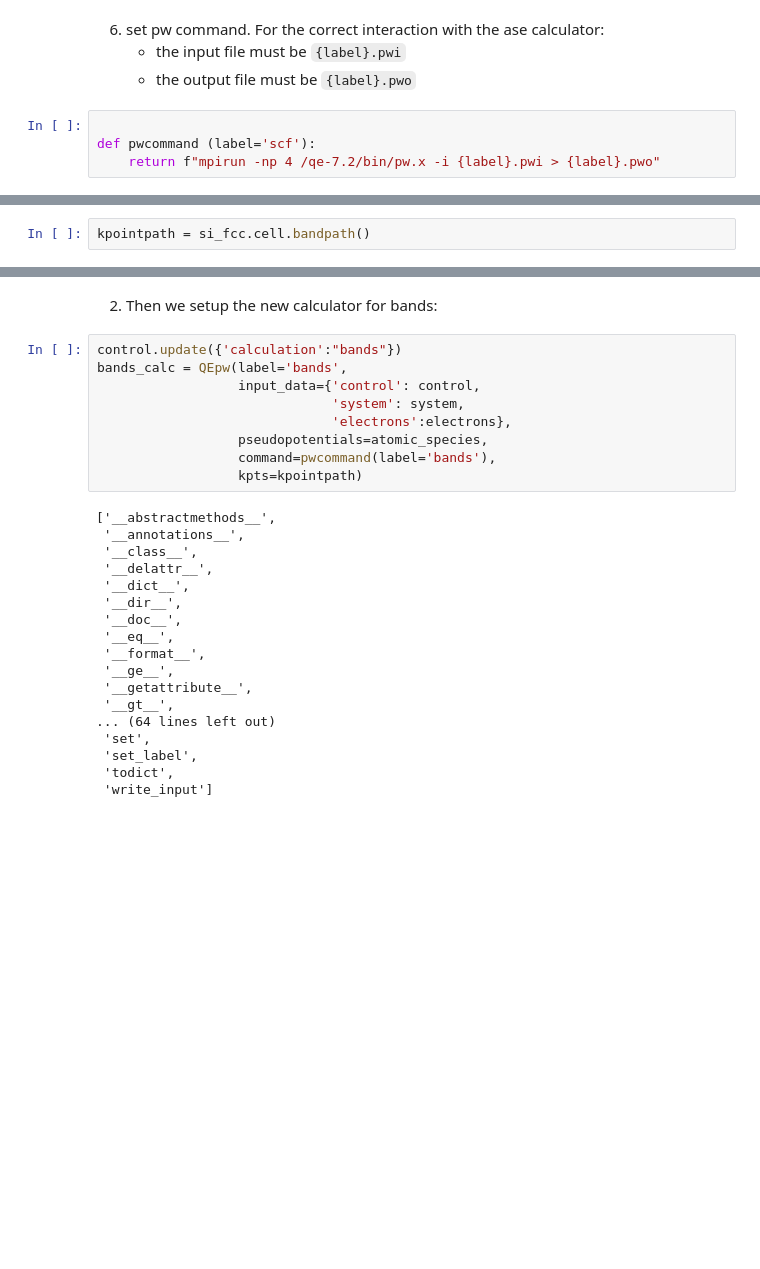
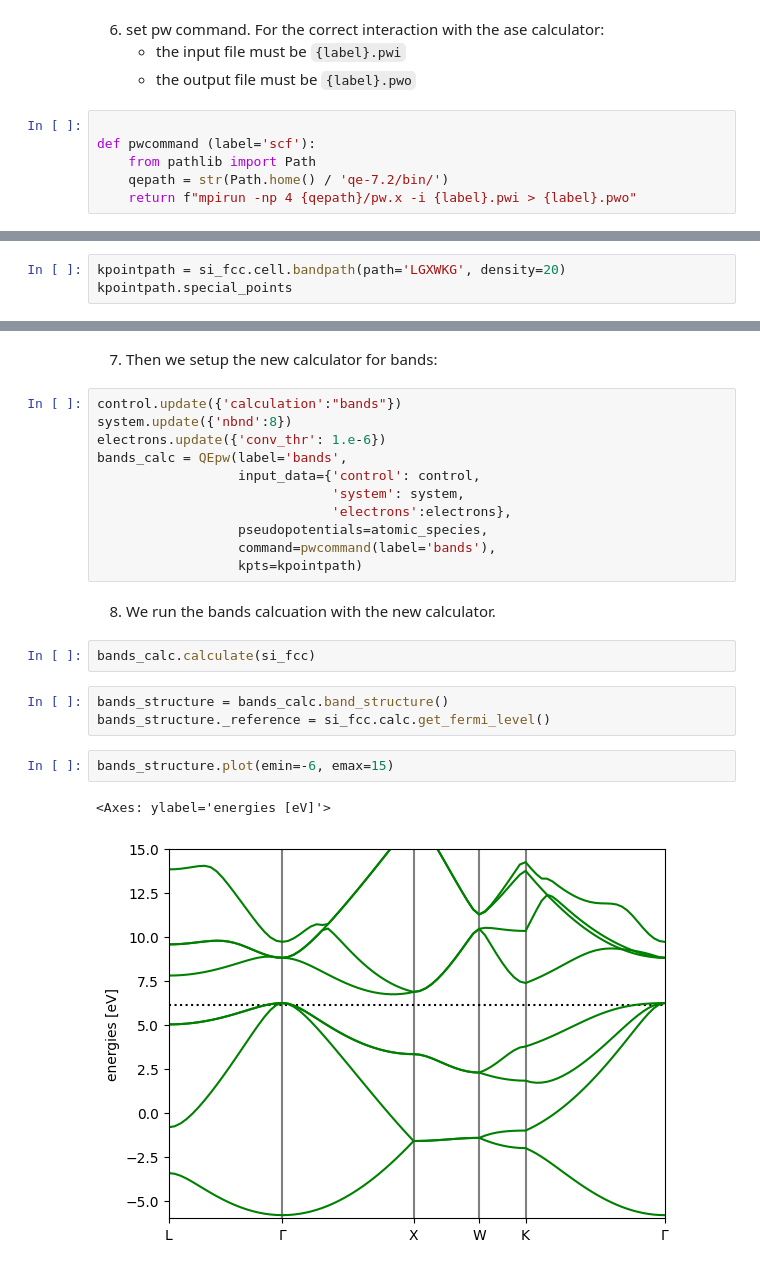
Before and after one commit to ASE-Workshop-2023/tutorial, a Jupyter notebook: development/Si_FCC_with_QE_calc.ipynb, the cells around one changed output, grey strips where cells are left out. Saved outputs shown, nothing was run; the diff lists cells and outputs as text; blank space fills up the shorter version.

```diff
--- a/development/Si_FCC_with_QE_calc.ipynb
+++ b/development/Si_FCC_with_QE_calc.ipynb
@@ -41,7 +43,9 @@ koffset = [0,0,0]
 # %%
 
 def pwcommand (label='scf'):
-    return f"mpirun -np 4 /qe-7.2/bin/pw.x -i {label}.pwi > {label}.pwo"
+    from pathlib import Path
+    qepath = str(Path.home() / 'qe-7.2/bin/')
+    return f"mpirun -np 4 {qepath}/pw.x -i {label}.pwi > {label}.pwo"
 # %%
 pwcommand('scf')
 # %% [output]
@@ -69,3 +74,4 @@ Setup the calculator for computing the bands.
 # %%
-kpointpath = si_fcc.cell.bandpath()
+kpointpath = si_fcc.cell.bandpath(path='LGXWKG', density=20)
+kpointpath.special_points
 # %% [output]
@@ -73,7 +84,9 @@ BandPath(path='GXWKGLUWLK,UX', cell=[3x3], special_points={GKLUWX}, kpts=[37x3])
 # %% [markdown]
-2. Then we setup the new calculator for bands:
+7. Then we setup the new calculator for bands:
 # %%
 control.update({'calculation':"bands"})
+system.update({'nbnd':8})
+electrons.update({'conv_thr': 1.e-6})
 bands_calc = QEpw(label='bands',
                   input_data={'control': control,
                               'system': system,
@@ -81,21 +94,15 @@ bands_calc = QEpw(label='bands',
                   pseudopotentials=atomic_species,
                   command=pwcommand(label='bands'),
                   kpts=kpointpath)
-# %% [output]
-['__abstractmethods__',
- '__annotations__',
- '__class__',
- '__delattr__',
- '__dict__',
- '__dir__',
- '__doc__',
- '__eq__',
- '__format__',
- '__ge__',
- '__getattribute__',
- '__gt__',
-... (64 lines left out)
- 'set',
- 'set_label',
- 'todict',
- 'write_input']
+# %% [markdown]
+8. We run the bands calcuation with the new calculator.
+# %%
+bands_calc.calculate(si_fcc)
+# %%
+bands_structure = bands_calc.band_structure()
+bands_structure._reference = si_fcc.calc.get_fermi_level()
+# %%
+bands_structure.plot(emin=-6, emax=15)
+# %% [output]
+<Axes: ylabel='energies [eV]'>
+[figure, added]
```
Also changed, not shown: parts of 9 cells of this notebook.
